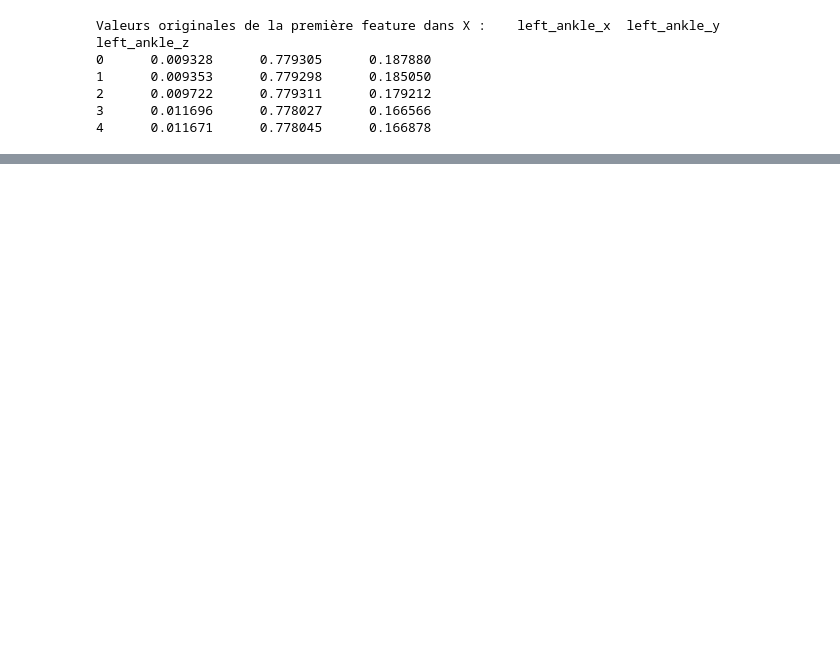
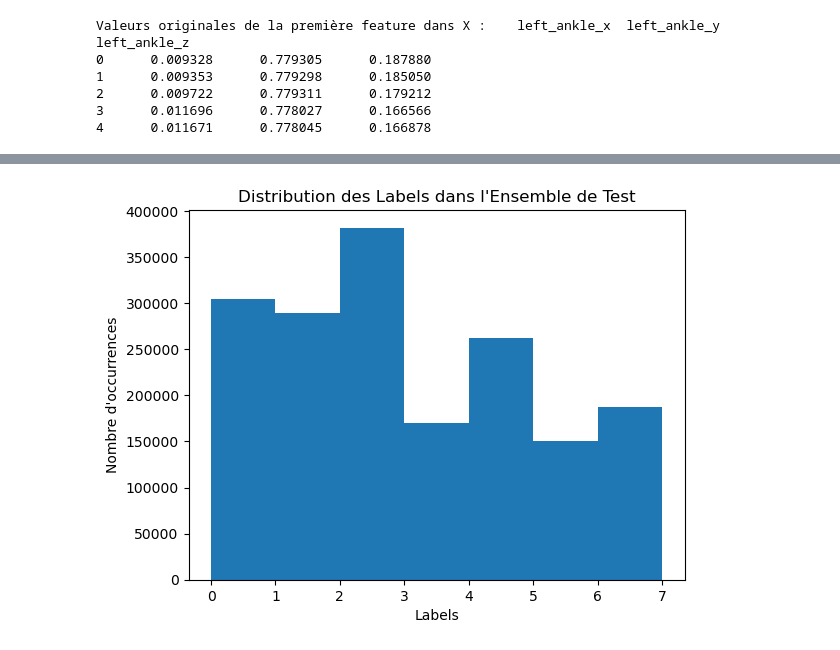
Before and after one commit to loufourneaux/project2, a Jupyter notebook: project 2.ipynb, the cells around one changed output, grey strips where cells are left out. Cells and saved outputs as stored; diff of their text form; code cells hidden in the pictures; blank space fills up the shorter version.

```diff
--- a/project 2.ipynb
+++ b/project 2.ipynb
@@ -477,0 +528,11 @@ for epoch in range(num_epochs):
+# %%
+import matplotlib.pyplot as plt
+
+# Histogramme des labels
+plt.hist(y_true, bins=range(min(y_true), max(y_true) + 2))
+plt.xlabel('Labels')
+plt.ylabel('Nombre d\'occurrences')
+plt.title('Distribution des Labels dans l\'Ensemble de Test')
+plt.show()
+# %% [output]
+[figure, added]
```
Also changed, not shown: parts of 31 cells of this notebook.
